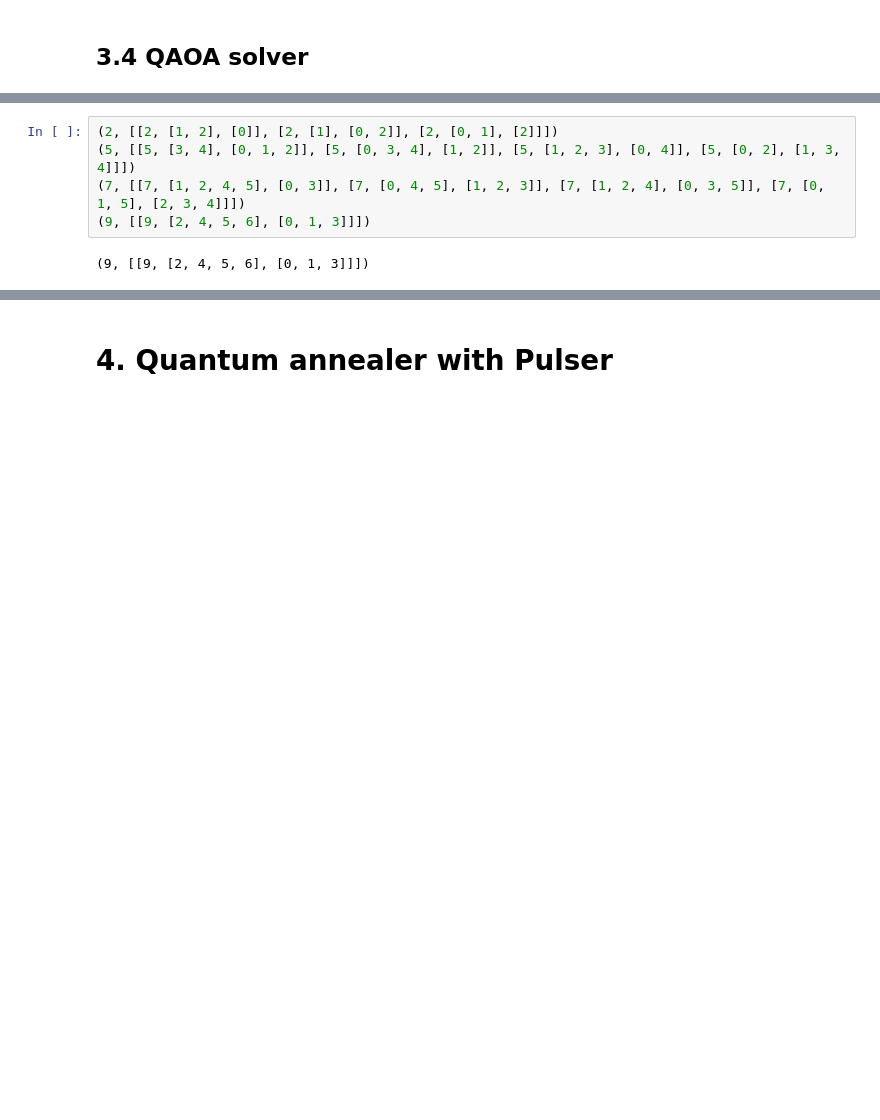
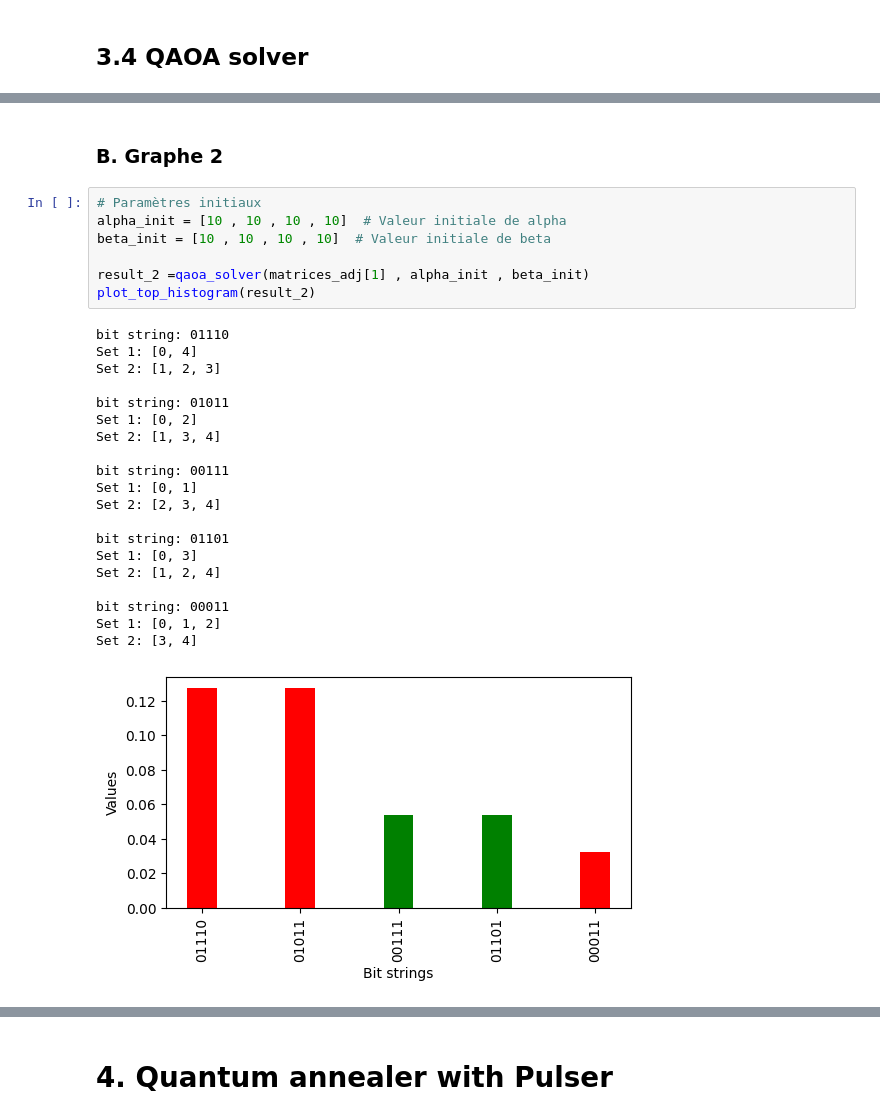
Before and after one commit to darkmatter2000/Maxcut_qaoa_and_annealing, a Jupyter notebook: quantum_maxcut.ipynb, the cells around one changed output, grey strips where cells are left out. Cells and saved outputs as stored; diff of their text form; blank space fills up the shorter version.

```diff
--- a/quantum_maxcut.ipynb
+++ b/quantum_maxcut.ipynb
@@ -557,7 +467,30 @@ Set 2: [1, 3, 5]
-# %%
-(2, [[2, [1, 2], [0]], [2, [1], [0, 2]], [2, [0, 1], [2]]])
-(5, [[5, [3, 4], [0, 1, 2]], [5, [0, 3, 4], [1, 2]], [5, [1, 2, 3], [0, 4]], [5, [0, 2], [1, 3, 4]]])
-(7, [[7, [1, 2, 4, 5], [0, 3]], [7, [0, 4, 5], [1, 2, 3]], [7, [1, 2, 4], [0, 3, 5]], [7, [0, 1, 5], [2, 3, 4]]])
-(9, [[9, [2, 4, 5, 6], [0, 1, 3]]])
-# %% [output]
-(9, [[9, [2, 4, 5, 6], [0, 1, 3]]])
+# %% [markdown]
+### B. Graphe 2
+# %%
+# Paramètres initiaux
+alpha_init = [10 , 10 , 10 , 10]  # Valeur initiale de alpha
+beta_init = [10 , 10 , 10 , 10]  # Valeur initiale de beta
+
+result_2 =qaoa_solver(matrices_adj[1] , alpha_init , beta_init)
+plot_top_histogram(result_2)
+# %% [output]
+bit string: 01110
+Set 1: [0, 4]
+Set 2: [1, 2, 3]
+
+bit string: 01011
+Set 1: [0, 2]
+Set 2: [1, 3, 4]
+
+bit string: 00111
+Set 1: [0, 1]
+Set 2: [2, 3, 4]
+
+bit string: 01101
+Set 1: [0, 3]
+Set 2: [1, 2, 4]
+
+bit string: 00011
+Set 1: [0, 1, 2]
+Set 2: [3, 4]
+[figure, added]
```
Also changed, not shown: parts of 58 cells of this notebook.
